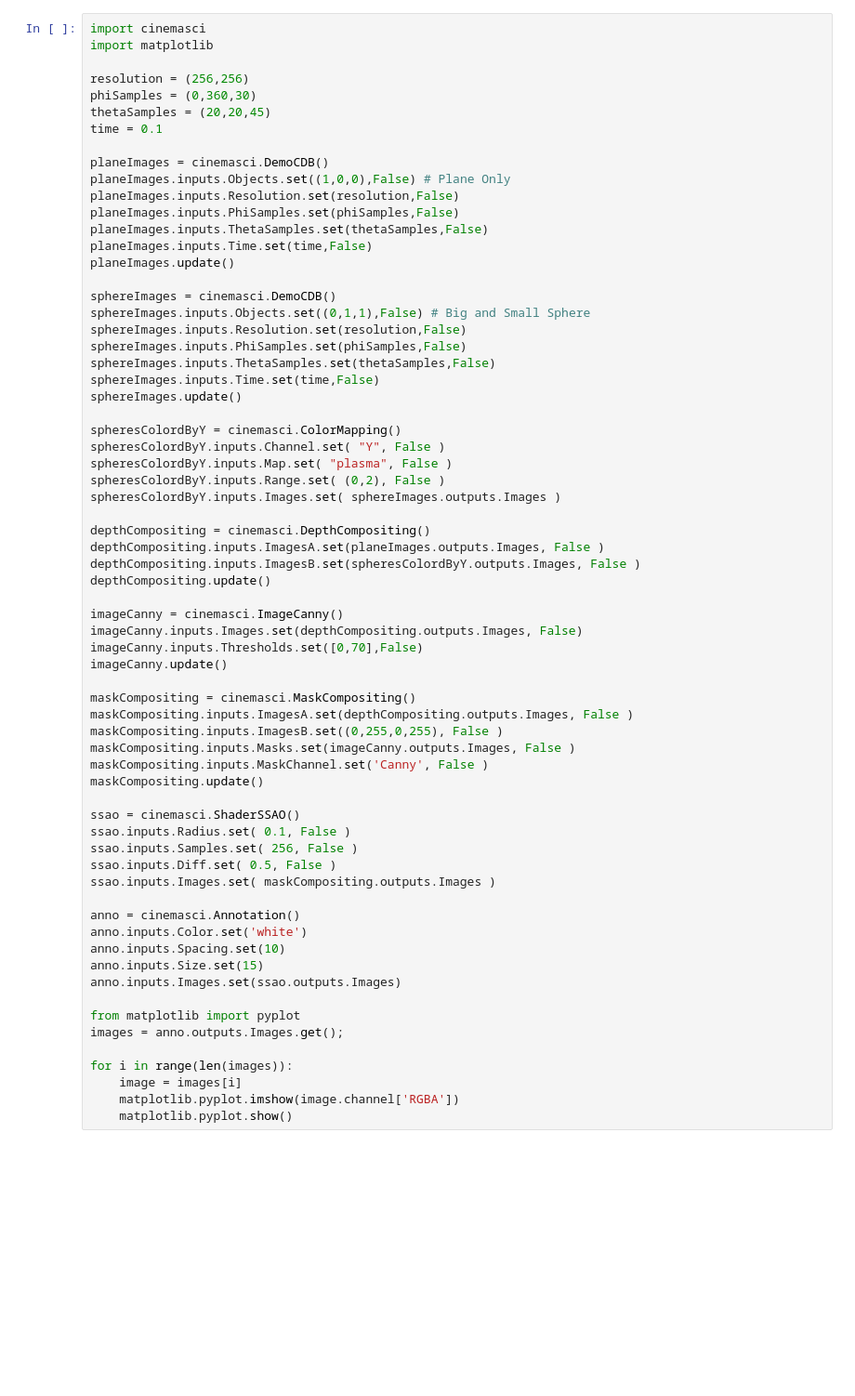
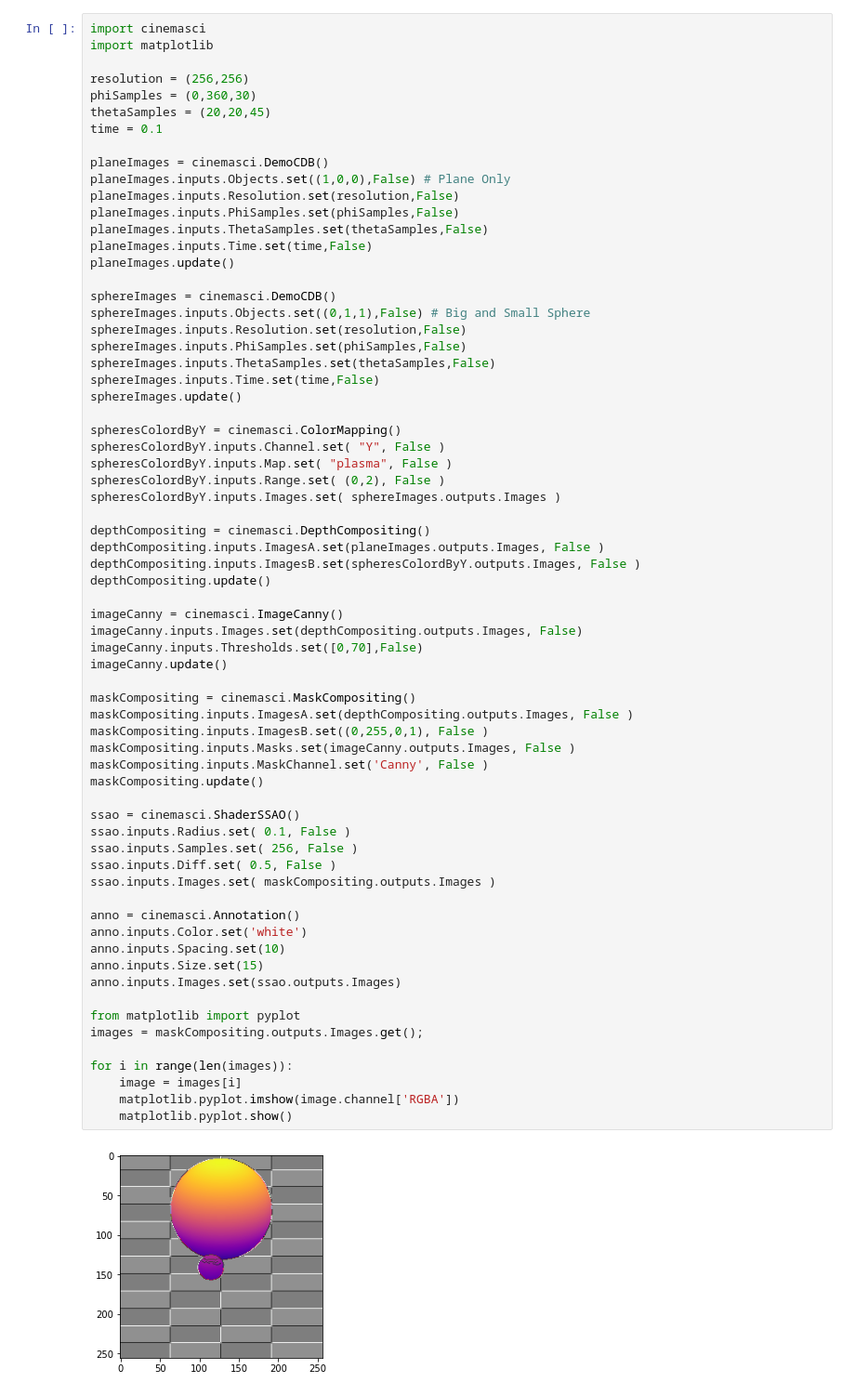
Before and after one commit to JonasLukasczyk/workbench, a Jupyter notebook: examples/demoCDB.ipynb, the cells around one changed output. Shown: that part at 93% size. Saved outputs shown, nothing was run; the diff lists cells and outputs as text; blank space fills up the shorter version.

```diff
--- a/examples/demoCDB.ipynb
+++ b/examples/demoCDB.ipynb
@@ -36,32 +36,34 @@ depthCompositing.update()
 
 imageCanny = cinemasci.ImageCanny()
 imageCanny.inputs.Images.set(depthCompositing.outputs.Images, False)
 imageCanny.inputs.Thresholds.set([0,70],False)
 imageCanny.update()
 
 maskCompositing = cinemasci.MaskCompositing()
 maskCompositing.inputs.ImagesA.set(depthCompositing.outputs.Images, False )
-maskCompositing.inputs.ImagesB.set((0,255,0,255), False )
+maskCompositing.inputs.ImagesB.set((0,255,0,1), False )
 maskCompositing.inputs.Masks.set(imageCanny.outputs.Images, False )
 maskCompositing.inputs.MaskChannel.set('Canny', False )
 maskCompositing.update()
 
 ssao = cinemasci.ShaderSSAO()
 ssao.inputs.Radius.set( 0.1, False )
 ssao.inputs.Samples.set( 256, False )
 ssao.inputs.Diff.set( 0.5, False )
 ssao.inputs.Images.set( maskCompositing.outputs.Images )
 
 anno = cinemasci.Annotation()
 anno.inputs.Color.set('white')
 anno.inputs.Spacing.set(10)
 anno.inputs.Size.set(15)
 anno.inputs.Images.set(ssao.outputs.Images)
 
 from matplotlib import pyplot
-images = anno.outputs.Images.get();
+images = maskCompositing.outputs.Images.get();
 
 for i in range(len(images)):
     image = images[i]
     matplotlib.pyplot.imshow(image.channel['RGBA'])
     matplotlib.pyplot.show()
+# %% [output]
+[figure, added]
```
Also changed, not shown: parts of 1 cell of this notebook, 25 other files.
